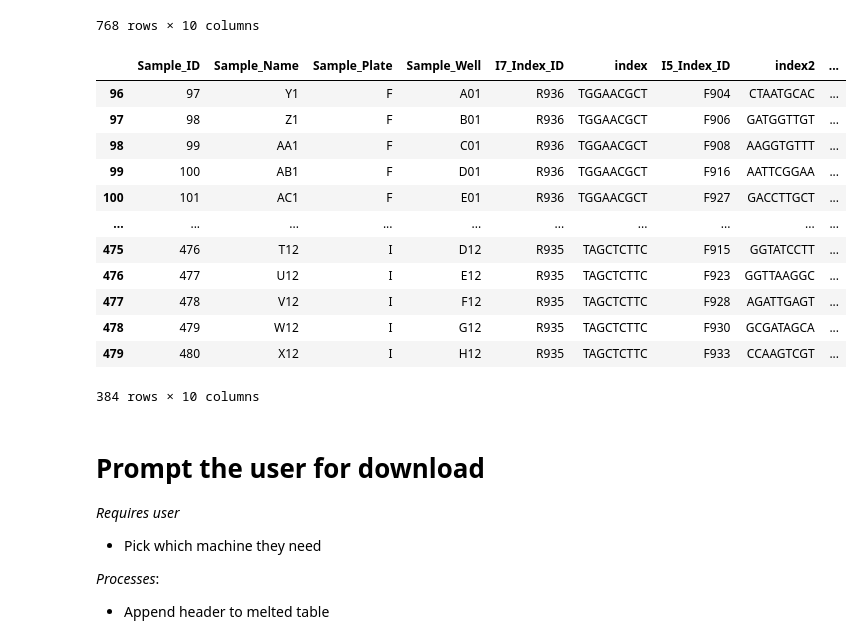
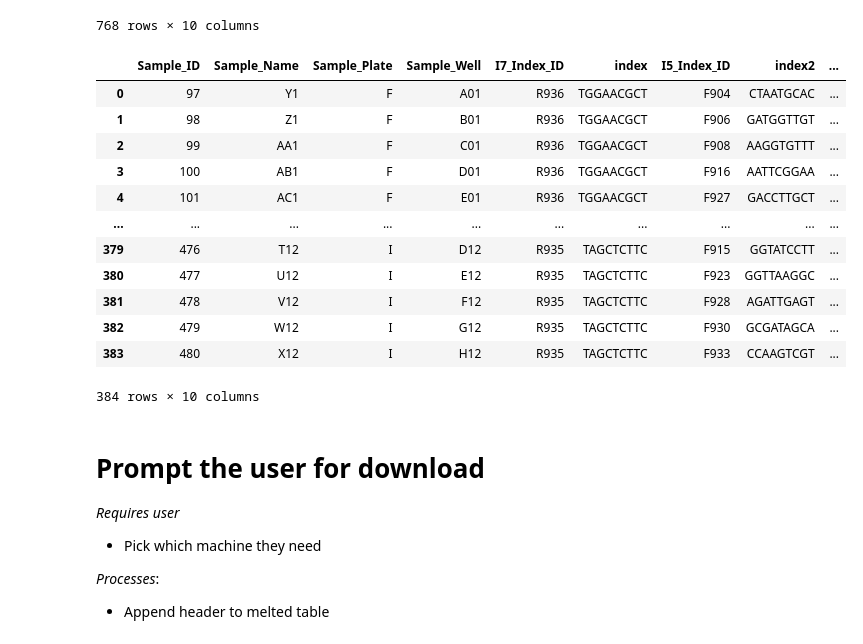
Before and after one commit to BioSpyder-Bioinformatics/notes-documentation, a Jupyter notebook: sample_sheet_code/sample_sheet_workflow.ipynb, the cells around one changed output. Cells and saved outputs as stored; diff of their text form; code cells hidden in the pictures.

```diff
--- a/sample_sheet_code/sample_sheet_workflow.ipynb
+++ b/sample_sheet_code/sample_sheet_workflow.ipynb
@@ -277,19 +280,19 @@ complete # This is the large file with all the indexes combination
 768 rows × 10 columns
 # %%
 # Remove non-user sample names
-complete_filtered = filter_df(complete)
+complete_filtered = filter_df(complete).reset_index(drop=True)
 complete_filtered # Large file with only user-specific rows
 # %% [output]
 |  | Sample_ID | Sample_Name | Sample_Plate | Sample_Well | I7_Index_ID | index | I5_Index_ID | index2 | ... |
-| 96 | 97 | Y1 | F | A01 | R936 | TGGAACGCT | F904 | CTAATGCAC | ... |
-| 97 | 98 | Z1 | F | B01 | R936 | TGGAACGCT | F906 | GATGGTTGT | ... |
-| 98 | 99 | AA1 | F | C01 | R936 | TGGAACGCT | F908 | AAGGTGTTT | ... |
-| 99 | 100 | AB1 | F | D01 | R936 | TGGAACGCT | F916 | AATTCGGAA | ... |
-| 100 | 101 | AC1 | F | E01 | R936 | TGGAACGCT | F927 | GACCTTGCT | ... |
+| 0 | 97 | Y1 | F | A01 | R936 | TGGAACGCT | F904 | CTAATGCAC | ... |
+| 1 | 98 | Z1 | F | B01 | R936 | TGGAACGCT | F906 | GATGGTTGT | ... |
+| 2 | 99 | AA1 | F | C01 | R936 | TGGAACGCT | F908 | AAGGTGTTT | ... |
+| 3 | 100 | AB1 | F | D01 | R936 | TGGAACGCT | F916 | AATTCGGAA | ... |
+| 4 | 101 | AC1 | F | E01 | R936 | TGGAACGCT | F927 | GACCTTGCT | ... |
 | ... | ... | ... | ... | ... | ... | ... | ... | ... | ... |
-| 475 | 476 | T12 | I | D12 | R935 | TAGCTCTTC | F915 | GGTATCCTT | ... |
-| 476 | 477 | U12 | I | E12 | R935 | TAGCTCTTC | F923 | GGTTAAGGC | ... |
-| 477 | 478 | V12 | I | F12 | R935 | TAGCTCTTC | F928 | AGATTGAGT | ... |
-| 478 | 479 | W12 | I | G12 | R935 | TAGCTCTTC | F930 | GCGATAGCA | ... |
-| 479 | 480 | X12 | I | H12 | R935 | TAGCTCTTC | F933 | CCAAGTCGT | ... |
+| 379 | 476 | T12 | I | D12 | R935 | TAGCTCTTC | F915 | GGTATCCTT | ... |
+| 380 | 477 | U12 | I | E12 | R935 | TAGCTCTTC | F923 | GGTTAAGGC | ... |
+| 381 | 478 | V12 | I | F12 | R935 | TAGCTCTTC | F928 | AGATTGAGT | ... |
+| 382 | 479 | W12 | I | G12 | R935 | TAGCTCTTC | F930 | GCGATAGCA | ... |
+| 383 | 480 | X12 | I | H12 | R935 | TAGCTCTTC | F933 | CCAAGTCGT | ... |
 384 rows × 10 columns
```
Also changed, not shown: parts of 3 cells of this notebook, 4 other files.
